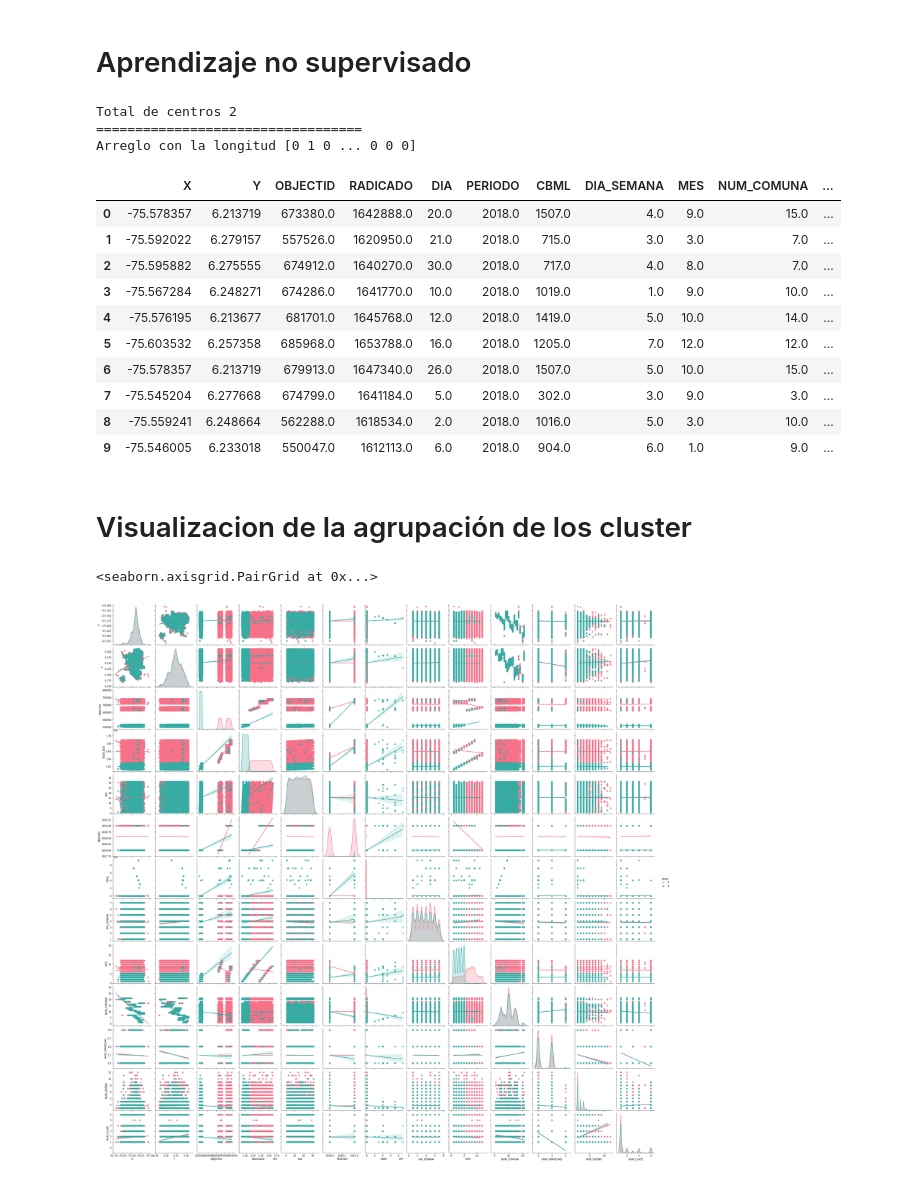
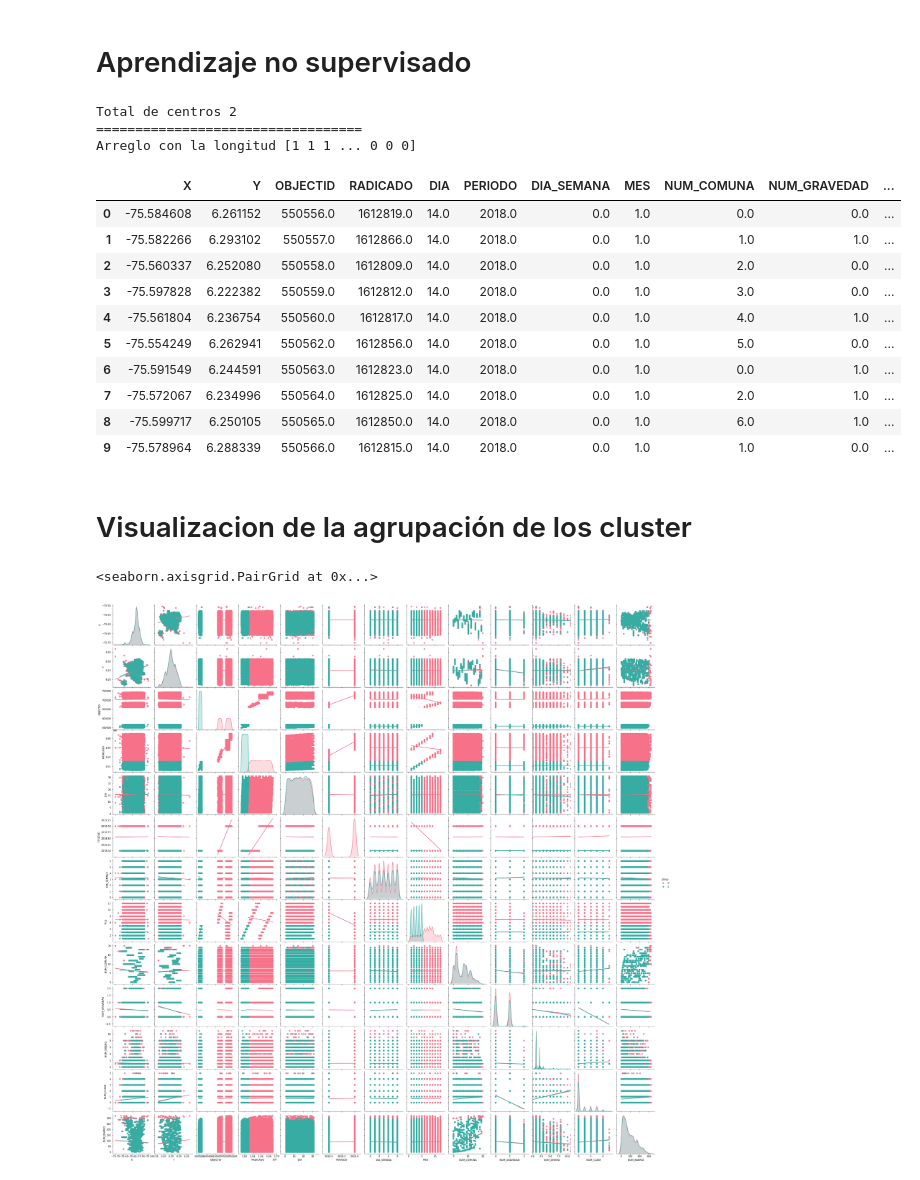
Before and after one commit to sergio2526/Modelo-Accidentes, a Jupyter notebook: Codigo/Implementación_de_Batch_K_Means.ipynb, the cells around one changed output. Saved outputs shown, nothing was run; the diff lists cells and outputs as text; code cells hidden in the pictures.

```diff
--- a/Codigo/Implementación_de_Batch_K_Means.ipynb
+++ b/Codigo/Implementación_de_Batch_K_Means.ipynb
@@ -11,27 +11,27 @@ df_accidentes = pd.read_csv("X.csv")
 # %% [markdown]
 # Aprendizaje no supervisado
 # %%
-kmeans = MiniBatchKMeans(n_clusters=2, batch_size=8).fit(df_accidentes)
+kmeans = KMeans(n_clusters=2).fit(df_accidentes)
 print(f'Total de centros {len(kmeans.cluster_centers_)}')
 print("="*34)
 print(f'Arreglo con la longitud {kmeans.predict(df_accidentes)}')
 # %% [output]
 Total de centros 2
 ==================================
-Arreglo con la longitud [0 1 0 ... 0 0 0]
+Arreglo con la longitud [1 1 1 ... 0 0 0]
 # %%
 df_accidentes['group'] = kmeans.predict(df_accidentes)
 
 df_accidentes.head(10)
 # %% [output]
-|  | X | Y | OBJECTID | RADICADO | DIA | PERIODO | CBML | DIA_SEMANA | MES | NUM_COMUNA | ... |
-| 0 | -75.578357 | 6.213719 | 673380.0 | 1642888.0 | 20.0 | 2018.0 | 1507.0 | 4.0 | 9.0 | 15.0 | ... |
-| 1 | -75.592022 | 6.279157 | 557526.0 | 1620950.0 | 21.0 | 2018.0 | 715.0 | 3.0 | 3.0 | 7.0 | ... |
-| 2 | -75.595882 | 6.275555 | 674912.0 | 1640270.0 | 30.0 | 2018.0 | 717.0 | 4.0 | 8.0 | 7.0 | ... |
-| 3 | -75.567284 | 6.248271 | 674286.0 | 1641770.0 | 10.0 | 2018.0 | 1019.0 | 1.0 | 9.0 | 10.0 | ... |
-| 4 | -75.576195 | 6.213677 | 681701.0 | 1645768.0 | 12.0 | 2018.0 | 1419.0 | 5.0 | 10.0 | 14.0 | ... |
-| 5 | -75.603532 | 6.257358 | 685968.0 | 1653788.0 | 16.0 | 2018.0 | 1205.0 | 7.0 | 12.0 | 12.0 | ... |
-| 6 | -75.578357 | 6.213719 | 679913.0 | 1647340.0 | 26.0 | 2018.0 | 1507.0 | 5.0 | 10.0 | 15.0 | ... |
-| 7 | -75.545204 | 6.277668 | 674799.0 | 1641184.0 | 5.0 | 2018.0 | 302.0 | 3.0 | 9.0 | 3.0 | ... |
-| 8 | -75.559241 | 6.248664 | 562288.0 | 1618534.0 | 2.0 | 2018.0 | 1016.0 | 5.0 | 3.0 | 10.0 | ... |
-| 9 | -75.546005 | 6.233018 | 550047.0 | 1612113.0 | 6.0 | 2018.0 | 904.0 | 6.0 | 1.0 | 9.0 | ... |
+|  | X | Y | OBJECTID | RADICADO | DIA | PERIODO | DIA_SEMANA | MES | NUM_COMUNA | NUM_GRAVEDAD | ... |
+| 0 | -75.584608 | 6.261152 | 550556.0 | 1612819.0 | 14.0 | 2018.0 | 0.0 | 1.0 | 0.0 | 0.0 | ... |
+| 1 | -75.582266 | 6.293102 | 550557.0 | 1612866.0 | 14.0 | 2018.0 | 0.0 | 1.0 | 1.0 | 1.0 | ... |
+| 2 | -75.560337 | 6.252080 | 550558.0 | 1612809.0 | 14.0 | 2018.0 | 0.0 | 1.0 | 2.0 | 0.0 | ... |
+| 3 | -75.597828 | 6.222382 | 550559.0 | 1612812.0 | 14.0 | 2018.0 | 0.0 | 1.0 | 3.0 | 0.0 | ... |
+| 4 | -75.561804 | 6.236754 | 550560.0 | 1612817.0 | 14.0 | 2018.0 | 0.0 | 1.0 | 4.0 | 1.0 | ... |
+| 5 | -75.554249 | 6.262941 | 550562.0 | 1612856.0 | 14.0 | 2018.0 | 0.0 | 1.0 | 5.0 | 0.0 | ... |
+| 6 | -75.591549 | 6.244591 | 550563.0 | 1612823.0 | 14.0 | 2018.0 | 0.0 | 1.0 | 0.0 | 1.0 | ... |
+| 7 | -75.572067 | 6.234996 | 550564.0 | 1612825.0 | 14.0 | 2018.0 | 0.0 | 1.0 | 2.0 | 1.0 | ... |
+| 8 | -75.599717 | 6.250105 | 550565.0 | 1612850.0 | 14.0 | 2018.0 | 0.0 | 1.0 | 6.0 | 1.0 | ... |
+| 9 | -75.578964 | 6.288339 | 550566.0 | 1612815.0 | 14.0 | 2018.0 | 0.0 | 1.0 | 1.0 | 0.0 | ... |
@@ -42,8 +38,8 @@ accidentes = pd.read_csv("K-Means.csv")
 # %% [markdown]
 # Visualizacion de la agrupación de los cluster
 # %%
-sns.pairplot(accidentes, palette="husl" , hue='group', kind="reg" )
+sns.pairplot(df_accidentes, palette="husl" , hue='group', kind="reg" )
 # %% [output]
 <seaborn.axisgrid.PairGrid at 0x...>
-[figure, old version]
+[figure, new version]
 # %%
```
Also changed, not shown: parts of 4 cells of this notebook, 42 other files.
